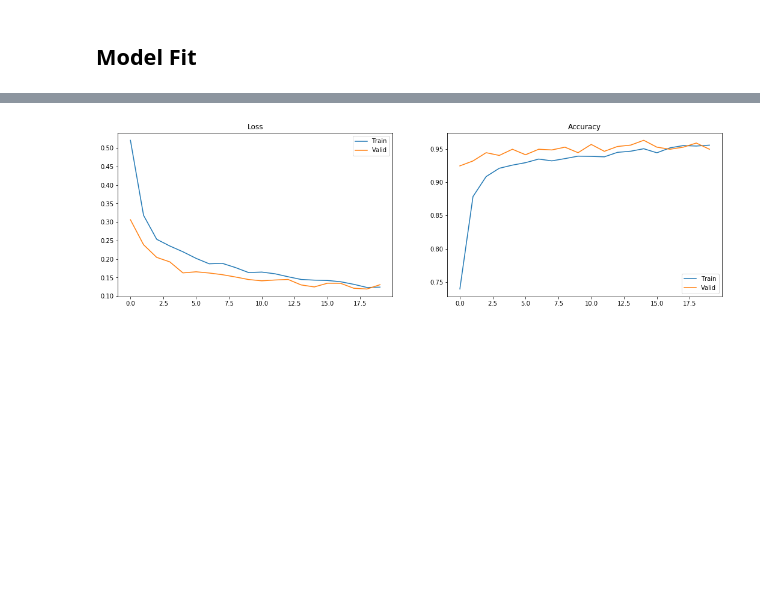
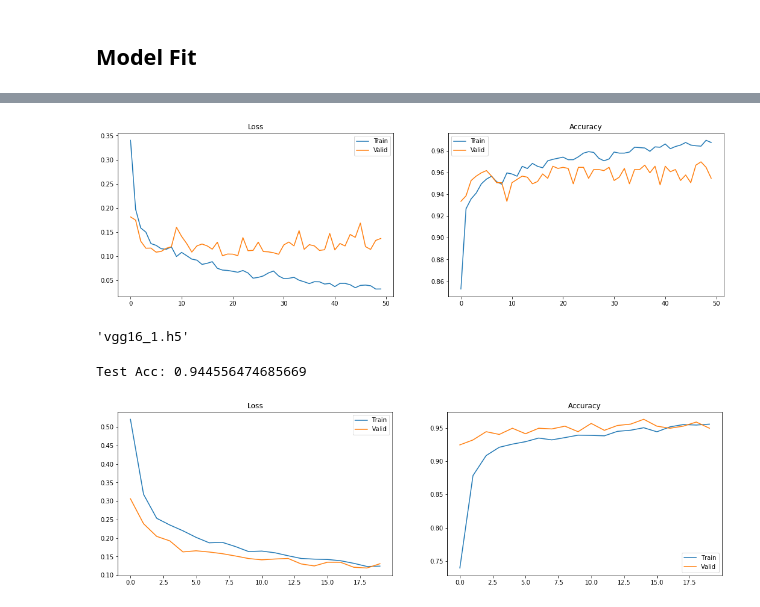
Before and after one commit to deeplearning-itba/cnn, a Jupyter notebook: 4-Transfer-Learning-Food-5K.ipynb, the cells around one changed output, grey strips where cells are left out. Drawn from its saved outputs; the diff is of its cells as text; code cells hidden in the pictures; blank space fills up the shorter version.

```diff
--- a/4-Transfer-Learning-Food-5K.ipynb
+++ b/4-Transfer-Learning-Food-5K.ipynb
@@ -128,7 +178,8 @@ for layer in model.layers:
 ## Add custom layers
 # %%
 x = model.output
-x = Flatten()(x)
+x = GlobalAveragePooling2D()(x)
 x = Dense(512, activation="relu")(x)
 x = Dropout(0.5)(x)
 output = Dense(1, activation="sigmoid")(x)
+model_final = Model(inputs = model.input, outputs = output)
@@ -139,10 +210,10 @@ Please use `rate` instead of `keep_prob`. Rate should be set to `rate = 1 - keep
 # %%
 # creating the final model
-model_final = Model(inputs = model.input, outputs = output)
+
 
 # compile the model
 model_final.compile(loss = "binary_crossentropy",
-                    optimizer = optimizers.SGD(lr=0.0001, momentum=0.9),
+                    optimizer = optimizers.Adam(lr=0.001),
                     metrics=["accuracy"])
 
 model_final.summary()
@@ -181,7 +247,7 @@ early = EarlyStopping(monitor='val_acc', min_delta=0, patience=5, verbose=1, mod
 
 
 # Train the model
-hist = model_final.fit_generator(train_generator,
+hist = model_final.fit(train_generator,
                         steps_per_epoch = train_generator.n // batch_size,
                         epochs = epochs,
                         validation_data = valid_generator,
@@ -209,3 +277,28 @@ Epoch 00020: early stopping
+# %%
+fig, axs = plt.subplots(1, 2, figsize=(18,5))
+
+axs[0].plot(hist.history['loss'], label='Train')
+axs[0].plot(hist.history['val_loss'], label='Valid')
+axs[0].set_title('Loss')
+axs[0].legend()
+axs[1].plot(hist.history['accuracy'], label='Train')
+axs[1].plot(hist.history['val_accuracy'], label='Valid')
+axs[1].set_title('Accuracy')
+axs[1].legend()
+fig.show()
+# %% [output]
+[figure, added]
+# %%
+checkpoint_file
+# %% [output]
+'vgg16_1.h5'
+# %%
+# model_final.load_weights(checkpoint_file)
+
+loss, acc = model_final.evaluate_generator(test_generator, steps = test_generator.n // test_generator.batch_size)
+print(f'Test Acc: {acc}')
+# %% [output]
+Test Acc: 0.944556474685669
 # %%
 fig, axs = plt.subplots(1, 2, figsize=(18,5))
 
```
Also changed, not shown: parts of 21 cells of this notebook, 5 other files.
